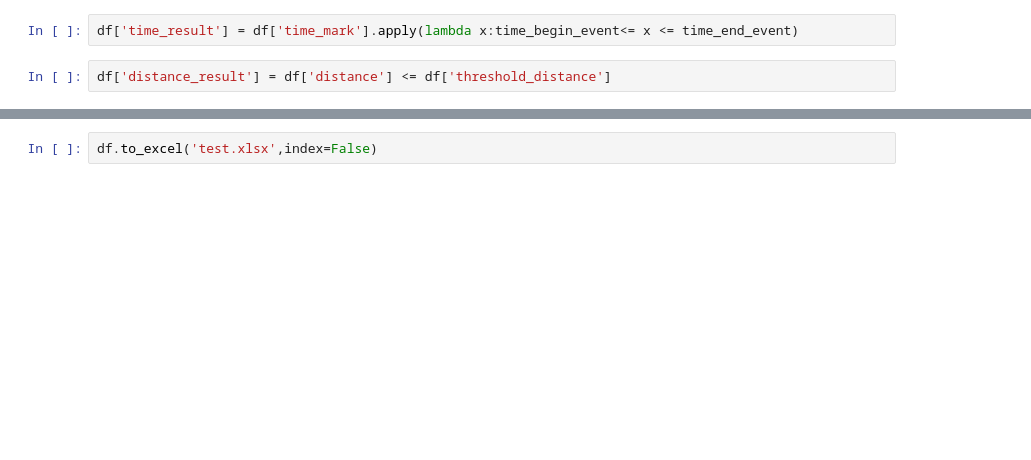
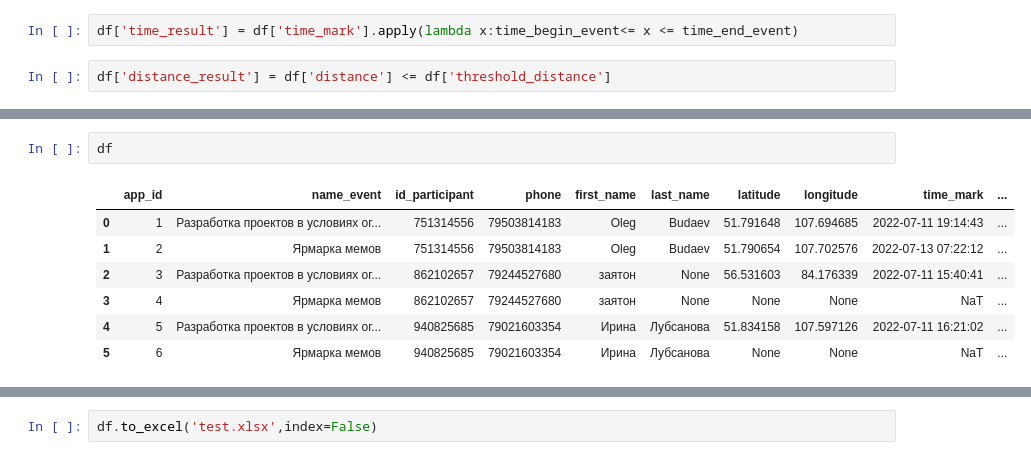
Before and after one commit to t0r1n88/Claudia, a Jupyter notebook: recieve_distance_participants.ipynb, the cells around one changed output, grey strips where cells are left out. Saved outputs shown, nothing was run; the diff lists cells and outputs as text; blank space fills up the shorter version.

```diff
--- a/recieve_distance_participants.ipynb
+++ b/recieve_distance_participants.ipynb
@@ -112,0 +104,10 @@ df
+# %%
+df
+# %% [output]
+|  | app_id | name_event | id_participant | phone | first_name | last_name | latitude | longitude | time_mark | ... |
+| 0 | 1 | Разработка проектов в условиях ог... | 751314556 | 79503814183 | Oleg | Budaev | 51.791648 | 107.694685 | 2022-07-11 19:14:43 | ... |
+| 1 | 2 | Ярмарка мемов | 751314556 | 79503814183 | Oleg | Budaev | 51.790654 | 107.702576 | 2022-07-13 07:22:12 | ... |
+| 2 | 3 | Разработка проектов в условиях ог... | 862102657 | 79244527680 | заятон | None | 56.531603 | 84.176339 | 2022-07-11 15:40:41 | ... |
+| 3 | 4 | Ярмарка мемов | 862102657 | 79244527680 | заятон | None | None | None | NaT | ... |
+| 4 | 5 | Разработка проектов в условиях ог... | 940825685 | 79021603354 | Ирина | Лубсанова | 51.834158 | 107.597126 | 2022-07-11 16:21:02 | ... |
+| 5 | 6 | Ярмарка мемов | 940825685 | 79021603354 | Ирина | Лубсанова | None | None | NaT | ... |
```
Also changed, not shown: parts of 14 cells of this notebook.
